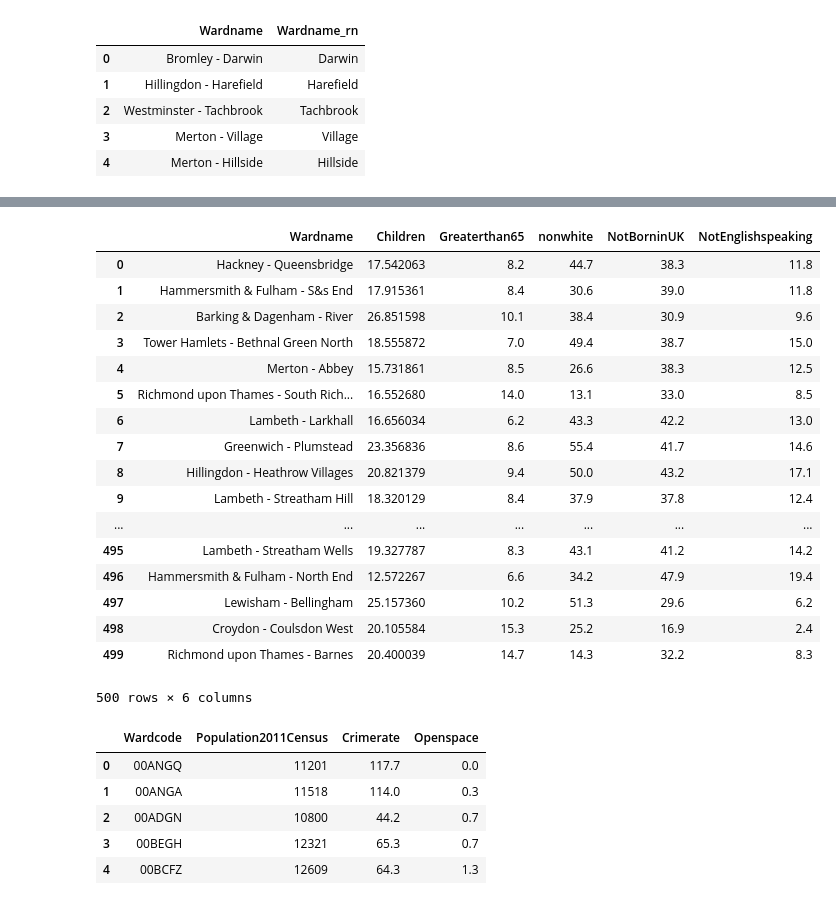
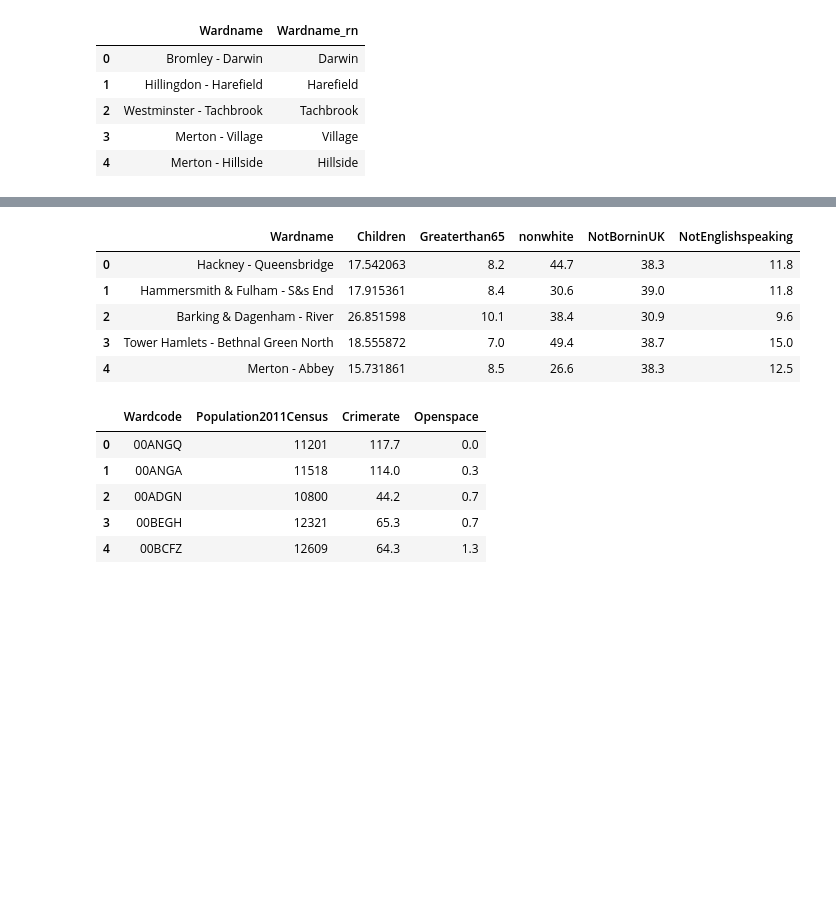
Before and after one commit to NathanKhadaroo/Group, a Jupyter notebook: group_task.ipynb, the cells around one changed output, grey strips where cells are left out. Cells and saved outputs as stored; diff of their text form; code cells hidden in the pictures; blank space fills up the shorter version.

```diff
--- a/group_task.ipynb
+++ b/group_task.ipynb
@@ -60,24 +49,12 @@ district_codes.head(n=50)
 # %%
-demo.head(n = 500)
+demo.head()
 # %% [output]
 |  | Wardname | Children | Greaterthan65 | nonwhite | NotBorninUK | NotEnglishspeaking |
 | 0 | Hackney - Queensbridge | 17.542063 | 8.2 | 44.7 | 38.3 | 11.8 |
 | 1 | Hammersmith & Fulham - S&s End | 17.915361 | 8.4 | 30.6 | 39.0 | 11.8 |
 | 2 | Barking & Dagenham - River | 26.851598 | 10.1 | 38.4 | 30.9 | 9.6 |
 | 3 | Tower Hamlets - Bethnal Green North | 18.555872 | 7.0 | 49.4 | 38.7 | 15.0 |
 | 4 | Merton - Abbey | 15.731861 | 8.5 | 26.6 | 38.3 | 12.5 |
-| 5 | Richmond upon Thames - South Rich... | 16.552680 | 14.0 | 13.1 | 33.0 | 8.5 |
-| 6 | Lambeth - Larkhall | 16.656034 | 6.2 | 43.3 | 42.2 | 13.0 |
-| 7 | Greenwich - Plumstead | 23.356836 | 8.6 | 55.4 | 41.7 | 14.6 |
-| 8 | Hillingdon - Heathrow Villages | 20.821379 | 9.4 | 50.0 | 43.2 | 17.1 |
-| 9 | Lambeth - Streatham Hill | 18.320129 | 8.4 | 37.9 | 37.8 | 12.4 |
-| ... | ... | ... | ... | ... | ... | ... |
-| 495 | Lambeth - Streatham Wells | 19.327787 | 8.3 | 43.1 | 41.2 | 14.2 |
-| 496 | Hammersmith & Fulham - North End | 12.572267 | 6.6 | 34.2 | 47.9 | 19.4 |
-| 497 | Lewisham - Bellingham | 25.157360 | 10.2 | 51.3 | 29.6 | 6.2 |
-| 498 | Croydon - Coulsdon West | 20.105584 | 15.3 | 25.2 | 16.9 | 2.4 |
-| 499 | Richmond upon Thames - Barnes | 20.400039 | 14.7 | 14.3 | 32.2 | 8.3 |
-500 rows × 6 columns
 # %%
 environment.head()
 # %% [output]
```
Also changed, not shown: parts of 11 cells of this notebook.
